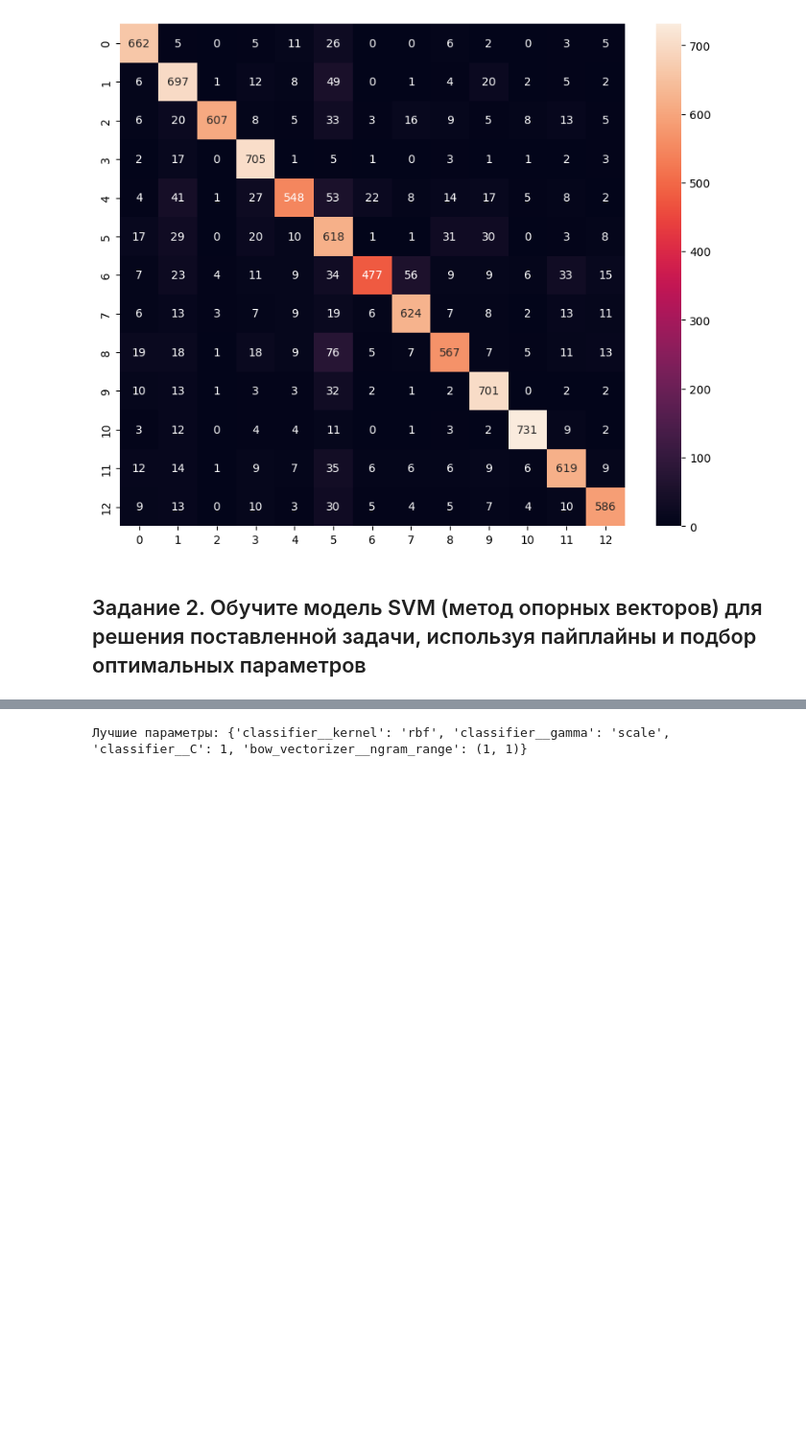
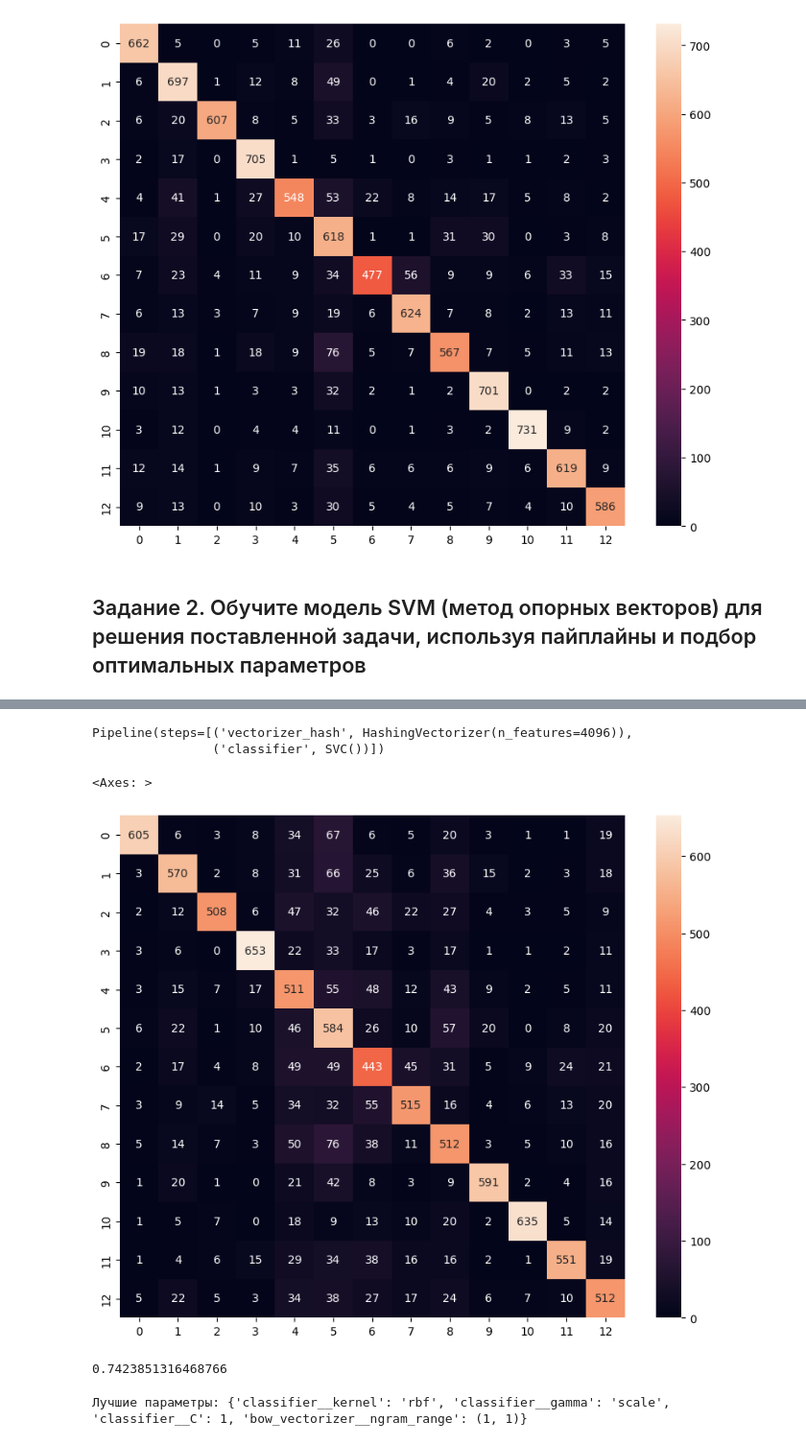
Before and after one commit to DianaShramchenko/data_mining, a Jupyter notebook: пр7.ipynb, the cells around one changed output, grey strips where cells are left out. Shown: that part at 96% size. Drawn from its saved outputs; the diff is of its cells as text; code cells hidden in the pictures; blank space fills up the shorter version.

```diff
--- a/пр7.ipynb
+++ b/пр7.ipynb
@@ -186,3 +249,28 @@ naive_acc
+# %%
+from sklearn.feature_extraction.text import HashingVectorizer
+pipeline_3 = Pipeline([
+    ('vectorizer_hash', HashingVectorizer(n_features=2**12)),
+    ('classifier', SVC())
+])
+
+pipeline_3.fit(X_train, y_train)
+# %% [output]
+Pipeline(steps=[('vectorizer_hash', HashingVectorizer(n_features=4096)),
+                ('classifier', SVC())])
+# %%
+y_pred = pipeline_3.predict(X_test)
+
+conf_mat_SVM_3=confusion_matrix(y_test, y_pred)
+plt.figure(figsize=(10,8))
+sns.heatmap(conf_mat_SVM_3,annot=True,fmt='d')
+# %% [output]
+<Axes: >
+[figure, added]
+# %%
+SVM_acc_3=accuracy_score(y_test,y_pred)
+SVM_acc_3
+# %% [output]
+0.7423851316468766
 # %%
 from sklearn.model_selection import RandomizedSearchCV
 from sklearn.pipeline import Pipeline
```
Also changed, not shown: parts of 5 cells of this notebook.
